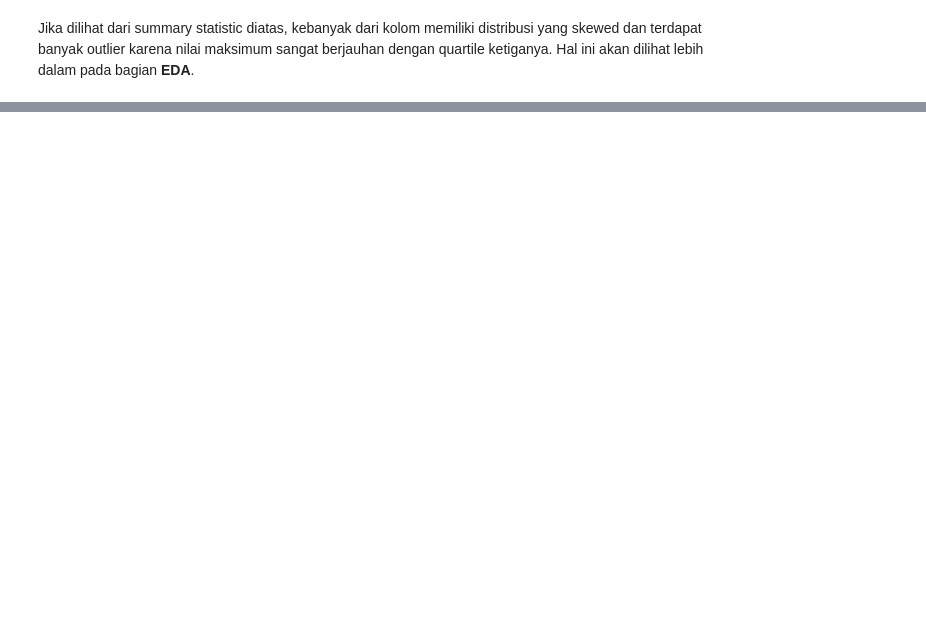
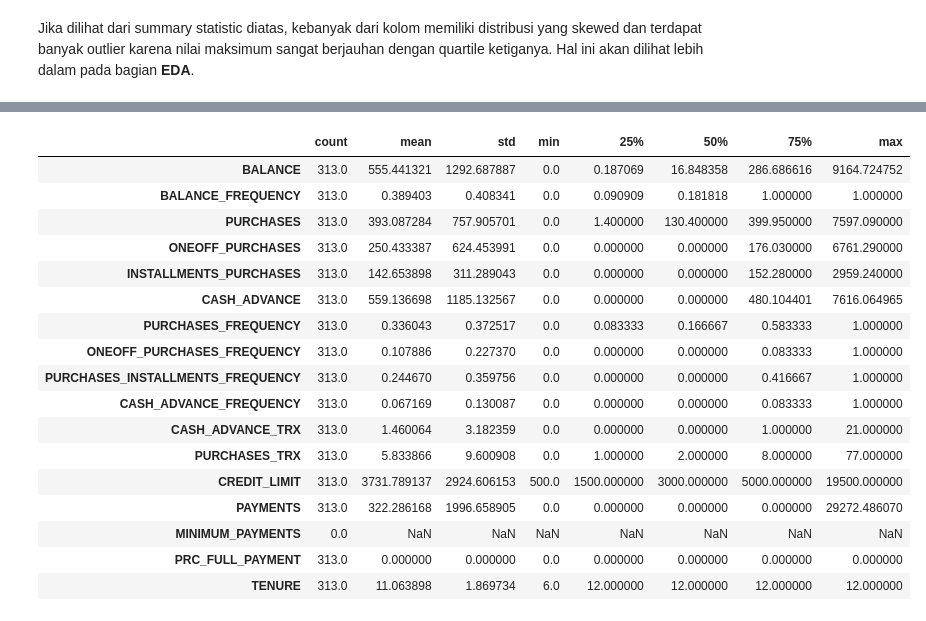
Before and after one commit to Penzragon/h8dsft_P1W3Cls, a Jupyter notebook: script.ipynb, the cells around one changed output, grey strips where cells are left out. Drawn from its saved outputs; the diff is of its cells as text; code cells hidden in the pictures; blank space fills up the shorter version.

```diff
--- a/script.ipynb
+++ b/script.ipynb
@@ -136,0 +185,21 @@ Jika dilihat dari summary statistic diatas, kebanyak dari kolom memiliki distrib
+# %%
+cc[cc.MINIMUM_PAYMENTS.isna()].describe().T
+# %% [output]
+|  | count | mean | std | min | 25% | 50% | 75% | max |
+| BALANCE | 313.0 | 555.441321 | 1292.687887 | 0.0 | 0.187069 | 16.848358 | 286.686616 | 9164.724752 |
+| BALANCE_FREQUENCY | 313.0 | 0.389403 | 0.408341 | 0.0 | 0.090909 | 0.181818 | 1.000000 | 1.000000 |
+| PURCHASES | 313.0 | 393.087284 | 757.905701 | 0.0 | 1.400000 | 130.400000 | 399.950000 | 7597.090000 |
+| ONEOFF_PURCHASES | 313.0 | 250.433387 | 624.453991 | 0.0 | 0.000000 | 0.000000 | 176.030000 | 6761.290000 |
+| INSTALLMENTS_PURCHASES | 313.0 | 142.653898 | 311.289043 | 0.0 | 0.000000 | 0.000000 | 152.280000 | 2959.240000 |
+| CASH_ADVANCE | 313.0 | 559.136698 | 1185.132567 | 0.0 | 0.000000 | 0.000000 | 480.104401 | 7616.064965 |
+| PURCHASES_FREQUENCY | 313.0 | 0.336043 | 0.372517 | 0.0 | 0.083333 | 0.166667 | 0.583333 | 1.000000 |
+| ONEOFF_PURCHASES_FREQUENCY | 313.0 | 0.107886 | 0.227370 | 0.0 | 0.000000 | 0.000000 | 0.083333 | 1.000000 |
+| PURCHASES_INSTALLMENTS_FREQUENCY | 313.0 | 0.244670 | 0.359756 | 0.0 | 0.000000 | 0.000000 | 0.416667 | 1.000000 |
+| CASH_ADVANCE_FREQUENCY | 313.0 | 0.067169 | 0.130087 | 0.0 | 0.000000 | 0.000000 | 0.083333 | 1.000000 |
+| CASH_ADVANCE_TRX | 313.0 | 1.460064 | 3.182359 | 0.0 | 0.000000 | 0.000000 | 1.000000 | 21.000000 |
+| PURCHASES_TRX | 313.0 | 5.833866 | 9.600908 | 0.0 | 1.000000 | 2.000000 | 8.000000 | 77.000000 |
+| CREDIT_LIMIT | 313.0 | 3731.789137 | 2924.606153 | 500.0 | 1500.000000 | 3000.000000 | 5000.000000 | 19500.000000 |
+| PAYMENTS | 313.0 | 322.286168 | 1996.658905 | 0.0 | 0.000000 | 0.000000 | 0.000000 | 29272.486070 |
+| MINIMUM_PAYMENTS | 0.0 | NaN | NaN | NaN | NaN | NaN | NaN | NaN |
+| PRC_FULL_PAYMENT | 313.0 | 0.000000 | 0.000000 | 0.0 | 0.000000 | 0.000000 | 0.000000 | 0.000000 |
+| TENURE | 313.0 | 11.063898 | 1.869734 | 6.0 | 12.000000 | 12.000000 | 12.000000 | 12.000000 |
```
Also changed, not shown: parts of 16 cells of this notebook.
